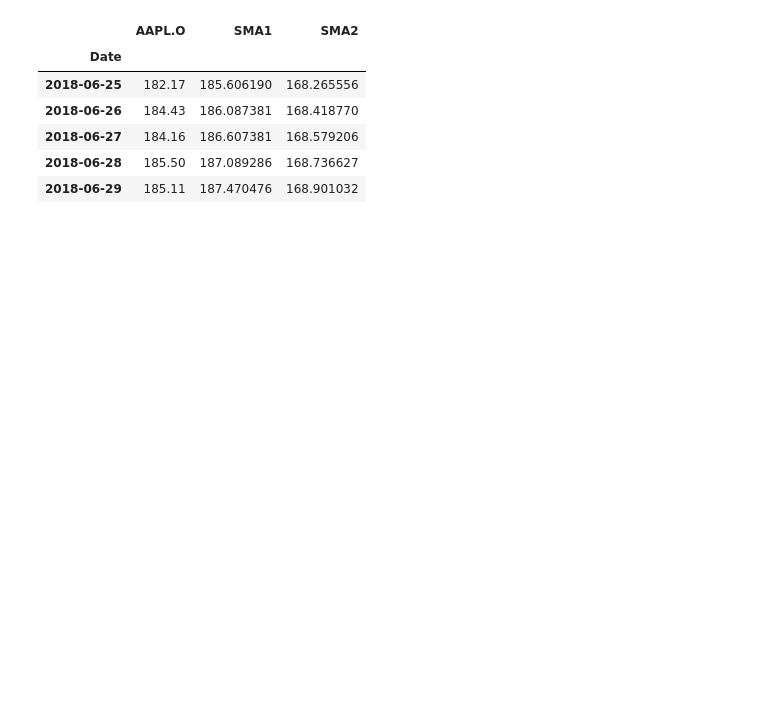
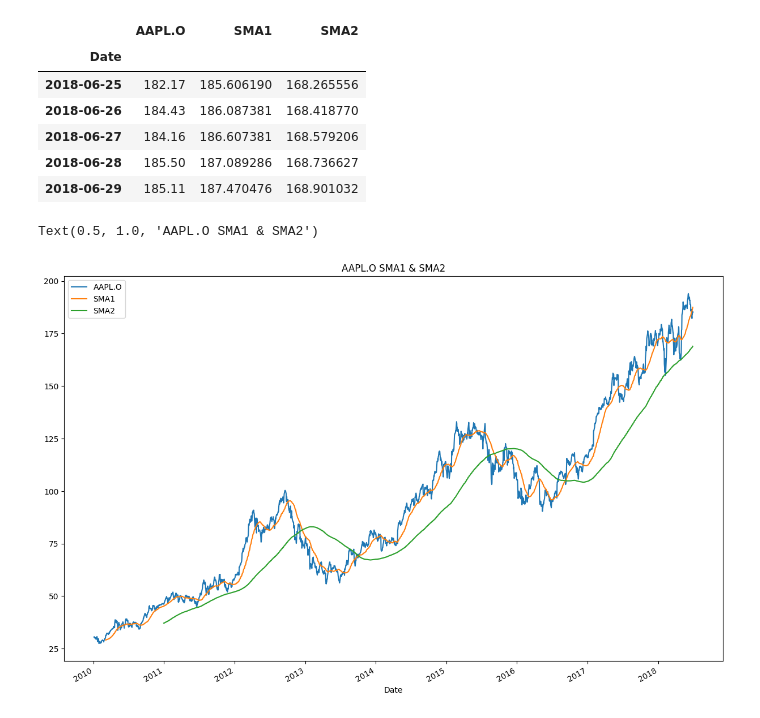
Before and after one commit to HyunsungRyu/AI_TimeSeries, a Jupyter notebook: return_TS.ipynb, the cells around one changed output. Saved outputs shown, nothing was run; the diff lists cells and outputs as text; code cells hidden in the pictures; blank space fills up the shorter version.

```diff
--- a/return_TS.ipynb
+++ b/return_TS.ipynb
@@ -417,3 +417,9 @@ df[[sym, 'SMA1', 'SMA2']].tail(5)
 | 2018-06-27 | 184.16 | 186.607381 | 168.579206 |
 | 2018-06-28 | 185.50 | 187.089286 | 168.736627 |
 | 2018-06-29 | 185.11 | 187.470476 | 168.901032 |
+# %%
+df[[sym, 'SMA1', 'SMA2']].plot(figsize=(15, 10))
+plt.title(f"{sym} SMA1 & SMA2")
+# %% [output]
+Text(0.5, 1.0, 'AAPL.O SMA1 & SMA2')
+[figure, added]
```
Also changed, not shown: parts of 6 cells of this notebook.
